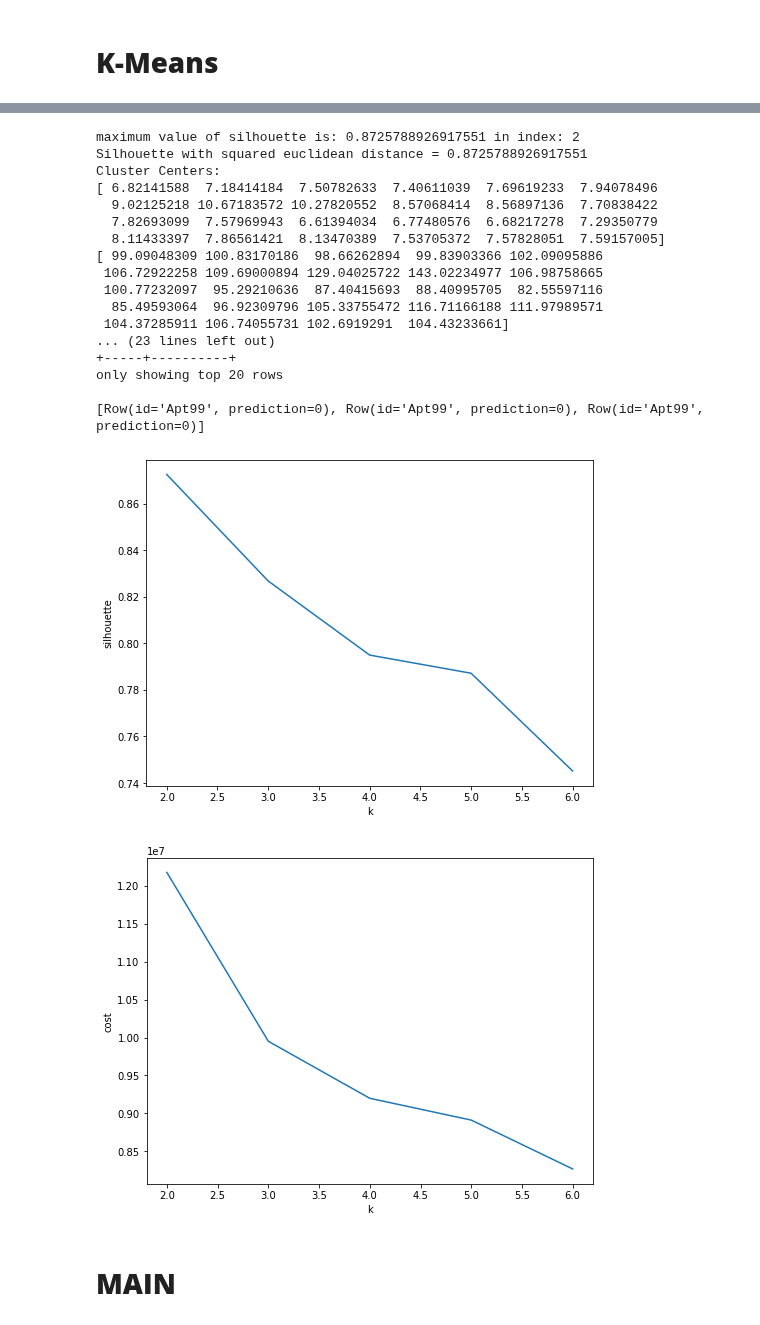
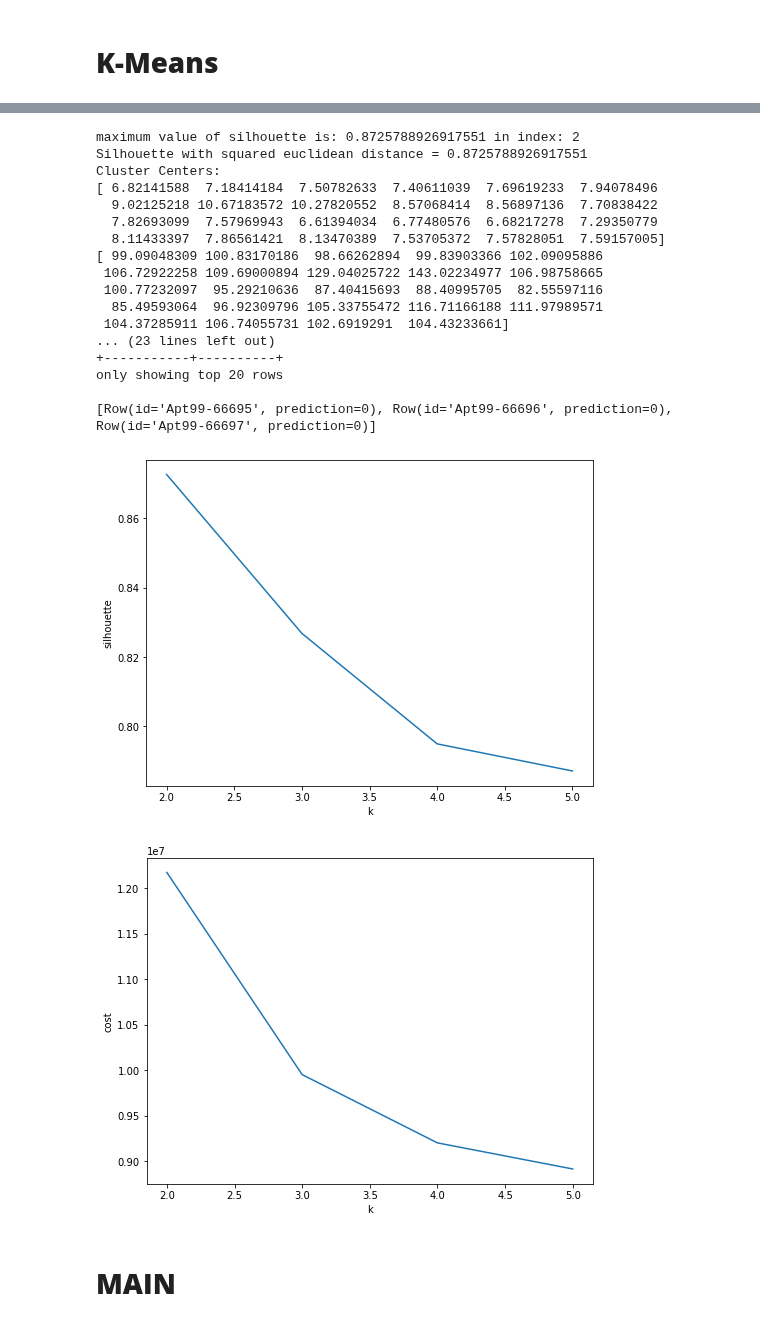
Before and after one commit to soroushomidvar/anomaly-detection, a Jupyter notebook: Spark Model.ipynb, the cells around one changed output, grey strips where cells are left out. Cells and saved outputs as stored; diff of their text form; code cells hidden in the pictures.

```diff
--- a/Spark Model.ipynb
+++ b/Spark Model.ipynb
@@ -377,7 +377,7 @@ def prepare_for_kmeans(sdf):
     #generate uniqe id
     def generate_uniqe_id(sdf):
         temp=sdf
-        temp=temp.withColumn("uid",f.concat(col("#"),col("id")).alias("uid"))
+        temp=temp.withColumn("uid",f.concat(col("id"),f.lit("-"),col("#")).alias("uid"))
         return temp
 
     #call the generate_uniqe_id function
@@ -417,7 +417,7 @@ number of rows: 784
 #run k-means
 
 #find best k
-MAX_k=7
+MAX_k=6
 costs = np.zeros(MAX_k)
 silhouettes = np.zeros(MAX_k)
 for k in range(2,MAX_k):
@@ -458,37 +458,37 @@ silhouette = evaluator.evaluate(predictions)
 print("Silhouette with squared euclidean distance = " + str(silhouette))
 
 # Shows the result.
 centers = model.clusterCenters()
 print("Cluster Centers: ")
 for center in centers:
     print(center)
 
 transformed = model.transform(sdf_kmeans).select('id', 'prediction')
 transformed.show()
 rows = transformed.collect()
 print(rows[:3])
 #prediction = spark.createDataFrame(rows)
 #prediction.show()
 # %% [output]
 maximum value of silhouette is: 0.8725788926917551 in index: 2
 Silhouette with squared euclidean distance = 0.8725788926917551
 Cluster Centers:
 [ 6.82141588  7.18414184  7.50782633  7.40611039  7.69619233  7.94078496
   9.02125218 10.67183572 10.27820552  8.57068414  8.56897136  7.70838422
   7.82693099  7.57969943  6.61394034  6.77480576  6.68217278  7.29350779
   8.11433397  7.86561421  8.13470389  7.53705372  7.57828051  7.59157005]
 [ 99.09048309 100.83170186  98.66262894  99.83903366 102.09095886
  106.72922258 109.69000894 129.04025722 143.02234977 106.98758665
  100.77232097  95.29210636  87.40415693  88.40995705  82.55597116
   85.49593064  96.92309796 105.33755472 116.71166188 111.97989571
  104.37285911 106.74055731 102.6919291  104.43233661]
 ... (23 lines left out)
-+-----+----------+
++-----------+----------+
 only showing top 20 rows
 
-[Row(id='Apt99', prediction=0), Row(id='Apt99', prediction=0), Row(id='Apt99', prediction=0)]
+[Row(id='Apt99-66695', prediction=0), Row(id='Apt99-66696', prediction=0), Row(id='Apt99-66697', prediction=0)]
-[figure, old version]
+[figure, new version]
-[figure, old version]
+[figure, new version]
 # %% [markdown]
 # **MAIN**
 # %% [markdown]
```
Also changed, not shown: parts of 1 cell of this notebook.
